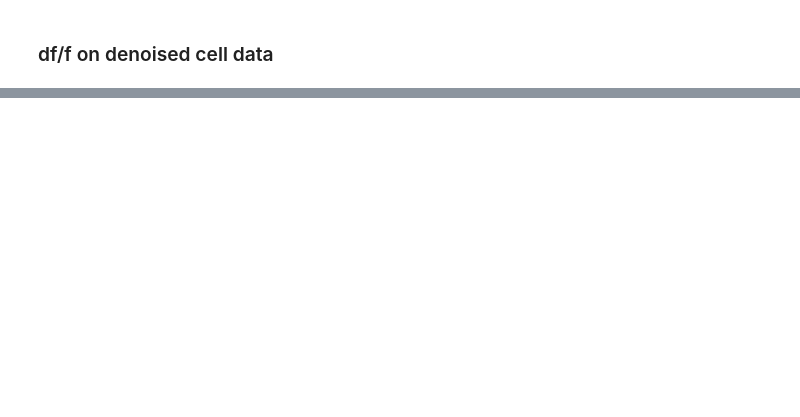
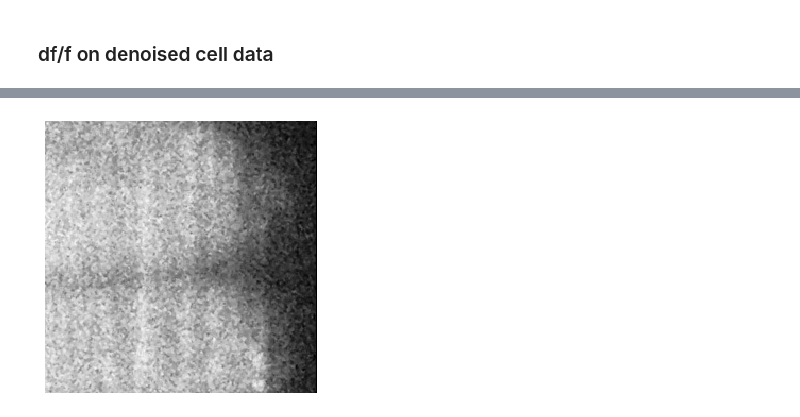
Before and after one commit to zqwei/Glia_analysis, a Jupyter notebook: Processing/DFF_computation.ipynb, the cells around one changed output, grey strips where cells are left out. Saved outputs shown, nothing was run; the diff lists cells and outputs as text; code cells hidden in the pictures; blank space fills up the shorter version.

```diff
--- a/Processing/DFF_computation.ipynb
+++ b/Processing/DFF_computation.ipynb
@@ -133,0 +182,32 @@ compute_cell_dff_NMF(save_root,
+# %%
+rand_block = (8, 5, 7, 0)
+trans_data_t = da.from_zarr(f'{save_root}/motion_corrected_data.zarr')
+block_data = trans_data_t.blocks[rand_block].compute(scheduler='single-threaded')
+# %%
+block_data = block_data.squeeze()
+# %%
+from mpl_toolkits.axes_grid1 import make_axes_locatable
+from matplotlib import animation
+from matplotlib.animation import FFMpegFileWriter
+plt.rcParams['animation.ffmpeg_path'] = '/groups/ahrens/home/weiz/anaconda/envs/myenv/bin/ffmpeg'
+# %%
+fig, axs = plt.subplots(figsize=(5,5))
+axs.set_axis_off()
+axs.set_xticklabels([])
+axs.set_yticklabels([])
+min_ = np.percentile(block_data, 0.1)
+max_ = np.percentile(block_data, 99.9)
+imgs = axs.imshow(block_data[:, :, 0], vmin=min_, vmax=max_, cmap="Greys_r")
+
+def update(i):
+    imgs.set_data(block_data[:, :, 0+i]);
+    return imgs,
+
+num_frames = 5000
+fps = 60
+filename = 'tmpblock.mp4'
+ani = animation.FuncAnimation(fig, update, frames=num_frames, blit=True);
+mywriter = FFMpegFileWriter(fps=fps,codec="h264")
+ani.save(filename, writer=mywriter)
+# %% [output]
+[figure, added]
```
Also changed, not shown: parts of 24 cells of this notebook, 1 other file.
